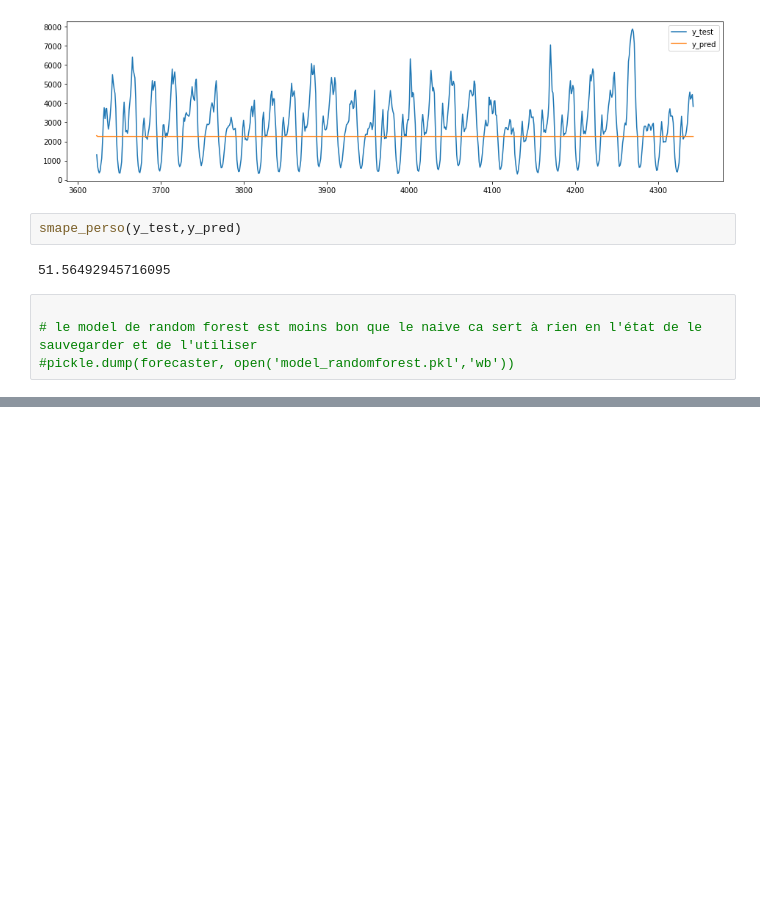
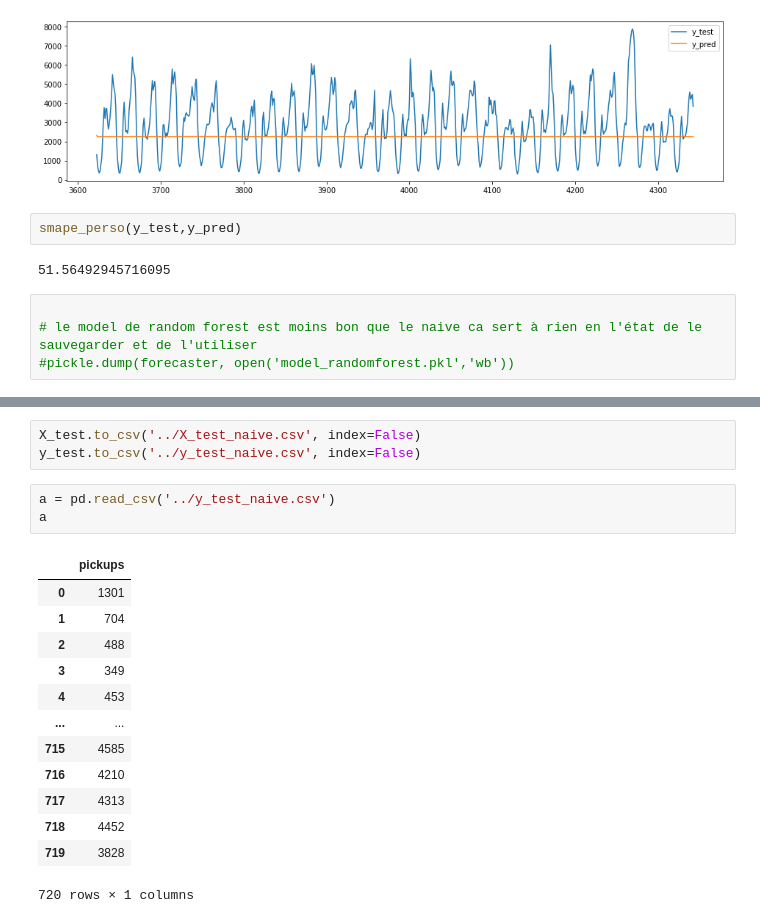
Before and after one commit to Sylvainj1/uber-times-series, a Jupyter notebook: models/naive_forecaster.ipynb, the cells around one changed output, grey strips where cells are left out. Saved outputs shown, nothing was run; the diff lists cells and outputs as text; blank space fills up the shorter version.

```diff
--- a/models/naive_forecaster.ipynb
+++ b/models/naive_forecaster.ipynb
@@ -105,0 +141,20 @@ smape_perso(y_test,y_pred)
+# %%
+X_test.to_csv('../X_test_naive.csv', index=False)
+y_test.to_csv('../y_test_naive.csv', index=False)
+# %%
+a = pd.read_csv('../y_test_naive.csv')
+a
+# %% [output]
+|  | pickups |
+| 0 | 1301 |
+| 1 | 704 |
+| 2 | 488 |
+| 3 | 349 |
+| 4 | 453 |
+| ... | ... |
+| 715 | 4585 |
+| 716 | 4210 |
+| 717 | 4313 |
+| 718 | 4452 |
+| 719 | 3828 |
+720 rows × 1 columns
```
Also changed, not shown: parts of 3 cells of this notebook, 2 other files.
